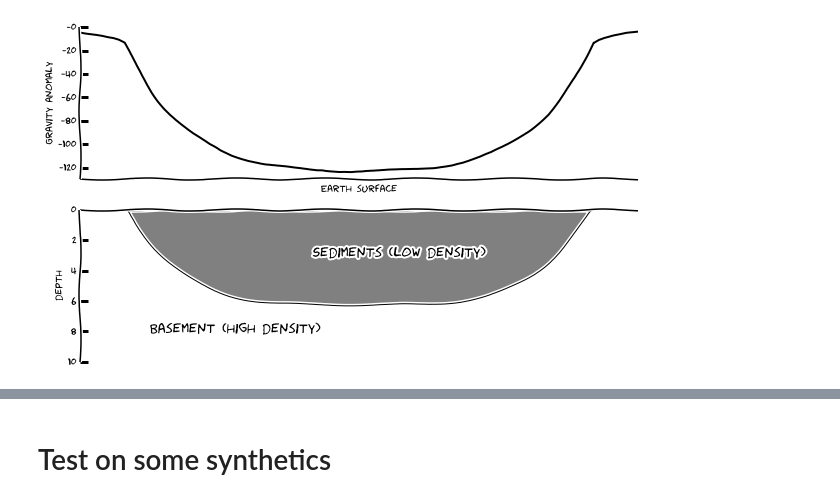
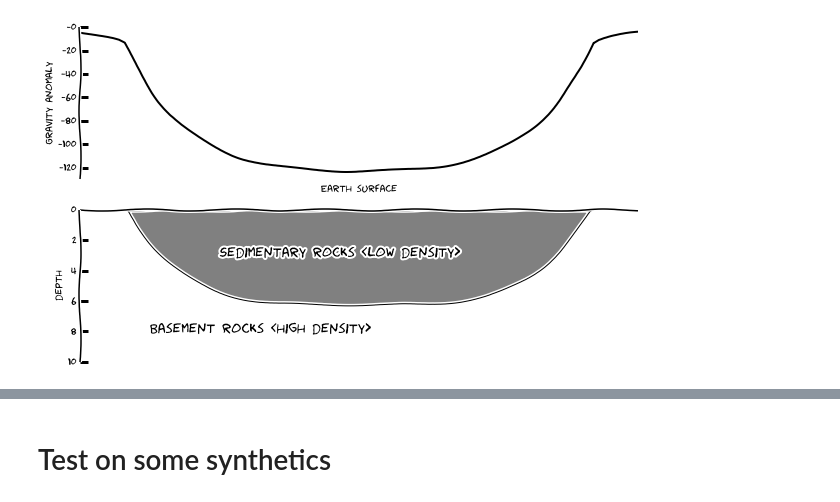
Before and after one commit to leouieda/scipy2014, a Jupyter notebook: gravity_inversion.ipynb, the cells around one changed output, grey strips where cells are left out. Cells and saved outputs as stored; diff of their text form; code cells hidden in the pictures.

Commit message:
XKCD style sketch of the polygonal parametrization

```diff
--- a/gravity_inversion.ipynb
+++ b/gravity_inversion.ipynb
@@ -59,43 +59,42 @@ class BasinPolygonal(Misfit):
 from fatiando.vis import mpl
 from fatiando import utils
 # %%
-x = np.linspace(-10000, 110000, 100)
-z = -100*np.ones_like(x)
-xs = np.linspace(0, 100000, 100)[::-1]
-depths = -1e-15*(xs - 50000)**4 + 8000
-depths -= depths.min()
-density = -500
-model = Polygon(np.transpose([xs, depths]), {'density':density})
-gz = utils.contaminate(talwani.gz(x, z, [model]), 0.1, seed=0)
+x_sketch = np.linspace(-10000, 110000, 100)
+verts_sketch = np.empty((100, 2))
+verts_sketch[:, 0] = np.linspace(0, 100000, 100)[::-1]
+verts_sketch[:, 1] = -1e-15*(verts_sketch[:, 0] - 50000)**4 + 8000
+verts_sketch[:, 1] -= verts_sketch[:, 1].min()
+sketch = Polygon(verts_sketch, {'density':-500})
 # %%
 with mpl.xkcd():
     mpl.figure(figsize=(10, 6))
     mpl.subplot(2, 1, 1)
-    mpl.plot(x, gz, '-k')
+    mpl.plot(x_sketch, talwani.gz(x_sketch, -100*np.ones_like(x_sketch), [sketch]), '-k')
     mpl.xlabel("Earth surface")
     mpl.ylabel('Gravity anomaly')
     mpl.ylim(-130, 0)
-    mpl.xlim(x.min(), x.max())
+    mpl.xlim(x_sketch.min(), x_sketch.max())
     ax = mpl.gca()
     ax.set_yticklabels(['-%.0f' % (abs(i)) for i in ax.get_yticks()])
     ax.set_xticklabels([''])
     ax.set_xticks([])
     ax.spines['top'].set_visible(False)
     ax.spines['right'].set_visible(False)
+    ax.spines['bottom'].set_visible(False)
     ax.yaxis.set_ticks_position('left')
     mpl.subplot(2, 1, 2)
-    mpl.polygon(model, fill='grey')
-    mpl.text(40000, 3000, r'Sediments (low density)')
-    mpl.text(5000, 8000, r'Basement (high density)')
+    mpl.polygon(sketch, fill='grey')
+    mpl.text(20000, 3000, r'Sedimentary rocks <low density>')
+    mpl.text(5000, 8000, r'Basement rocks <high density>')
     mpl.ylim(0, 10000)
-    mpl.xlim(x.min(), x.max())
+    mpl.xlim(x_sketch.min(), x_sketch.max())
     mpl.m2km()
     ax = mpl.gca()
     ax.invert_yaxis()
     ax.spines['bottom'].set_visible(False)
     ax.spines['right'].set_visible(False)
     ax.yaxis.set_ticks_position('left')
     ax.set_xticks([])
     mpl.ylabel('depth')
 # %% [output]
-[figure, old version]
+[figure, new version]
```
Also changed, not shown: parts of 7 cells of this notebook.
